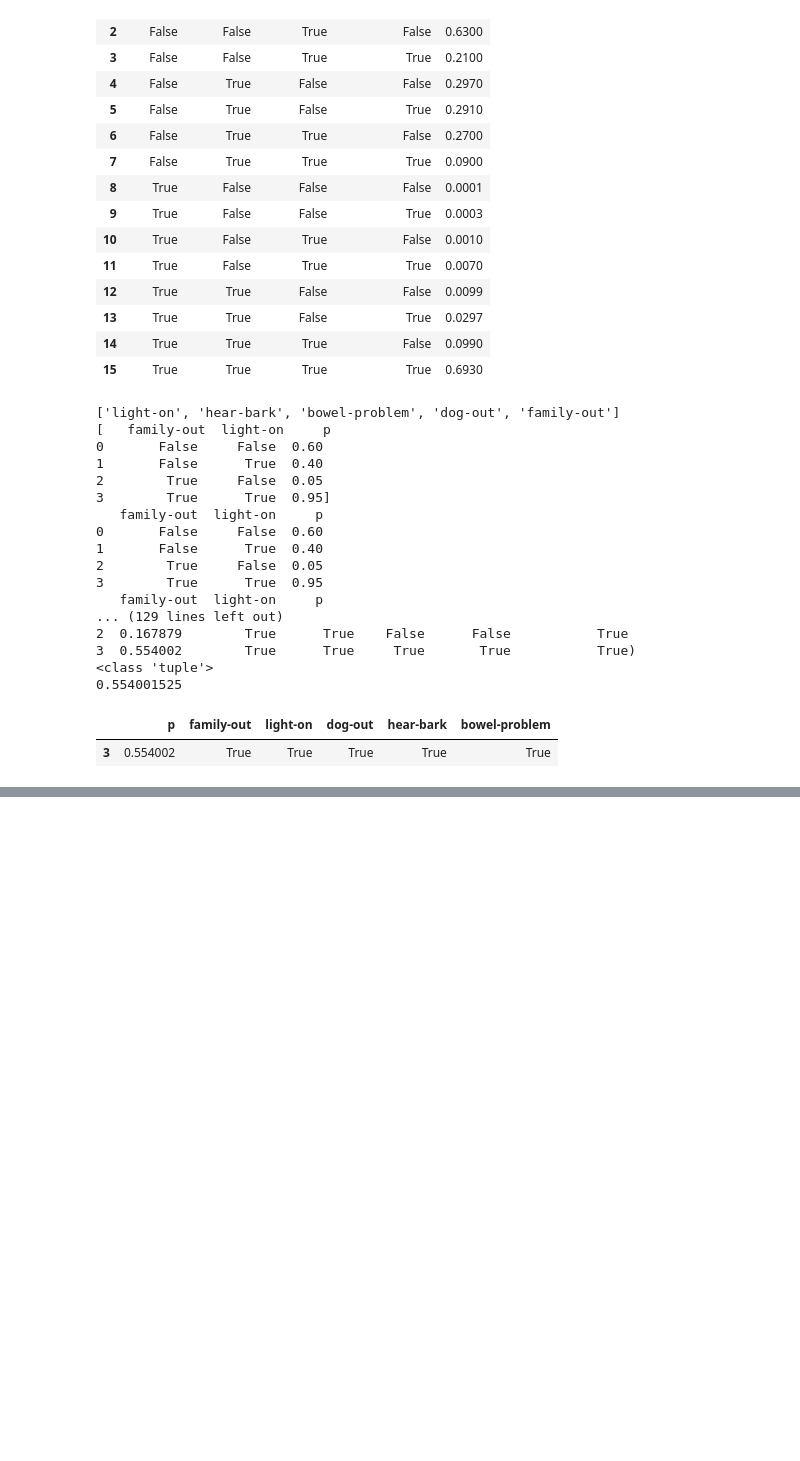
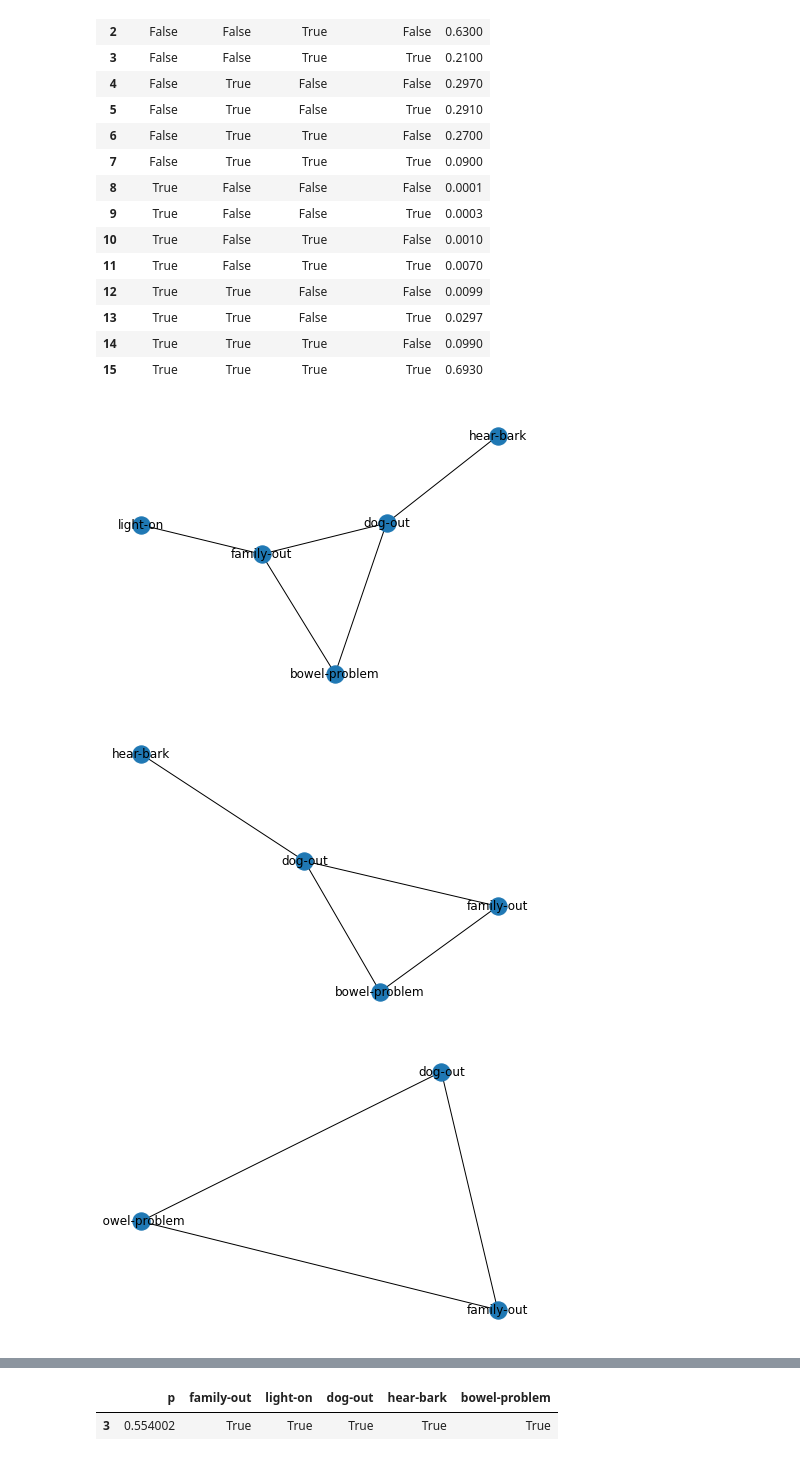
Before and after one commit to valbuc/KR-Project2, a Jupyter notebook: Task1.ipynb, the cells around one changed output, grey strips where cells are left out. Cells and saved outputs as stored; diff of their text form; code cells hidden in the pictures; blank space fills up the shorter version.

```diff
--- a/Task1.ipynb
+++ b/Task1.ipynb
@@ -340,25 +225,9 @@ mult([bark, dog])
 | 13 | True | True | False | True | 0.0297 |
 | 14 | True | True | True | False | 0.0990 |
 | 15 | True | True | True | True | 0.6930 |
-# %%
-MPE(reasoner, 'random')
-# %% [output]
-['light-on', 'hear-bark', 'bowel-problem', 'dog-out', 'family-out']
-[   family-out  light-on     p
-0       False     False  0.60
-1       False      True  0.40
-2        True     False  0.05
-3        True      True  0.95]
-   family-out  light-on     p
-0       False     False  0.60
-1       False      True  0.40
-2        True     False  0.05
-3        True      True  0.95
-   family-out  light-on     p
-... (129 lines left out)
-2  0.167879        True      True    False      False           True
-3  0.554002        True      True     True       True           True)
-<class 'tuple'>
-0.554001525
-|  | p | family-out | light-on | dog-out | hear-bark | bowel-problem |
-| 3 | 0.554002 | True | True | True | True | True |
+# %%
+reasoner.MPE('mindegree')
+# %% [output]
+[figure, added]
+[figure, added]
+[figure, added]
@@ -364,0 +253,2 @@ MPE(reasoner, 'random')
+|  | p | family-out | light-on | dog-out | hear-bark | bowel-problem |
+| 3 | 0.554002 | True | True | True | True | True |
```
Also changed, not shown: parts of 7 cells of this notebook, 2 other files.
